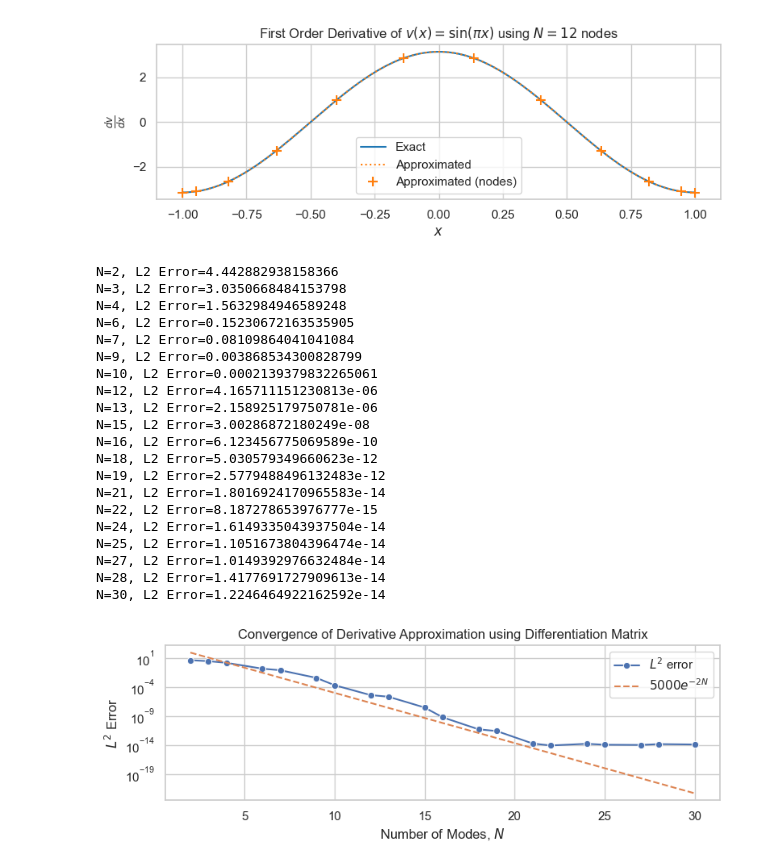
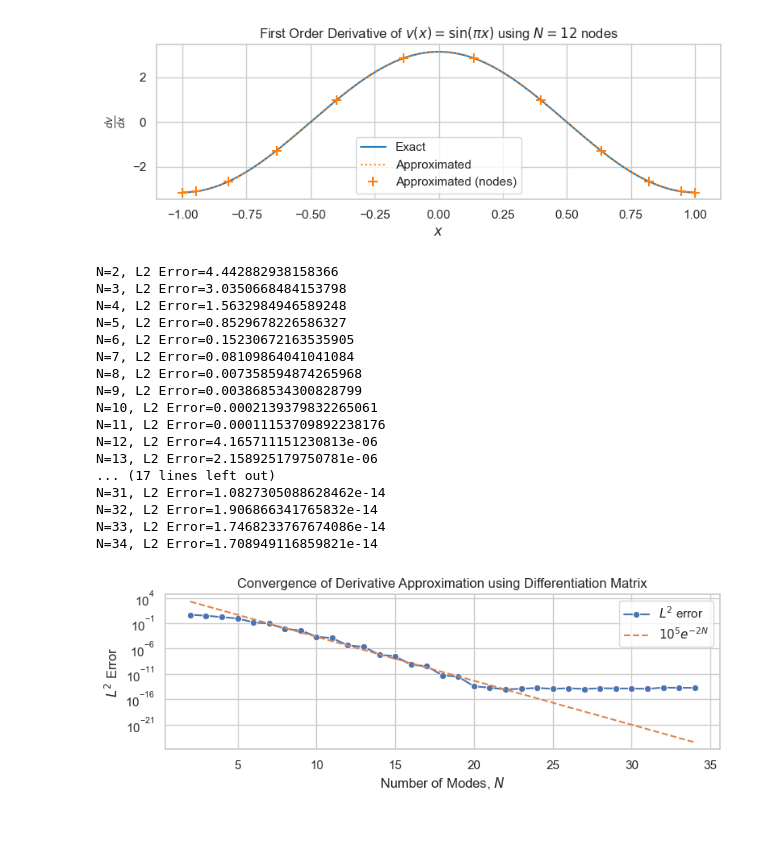
Before and after one commit to JeppeKlitgaard/02689-Advanced-Numerical-Methods, a Jupyter notebook: assignment_1/jk_2_polynomial.ipynb, the cells around one changed output. Cells and saved outputs as stored; diff of their text form; code cells hidden in the pictures; blank space fills up the shorter version.

Commit message:
feat: better convergence line

```diff
--- a/assignment_1/jk_2_polynomial.ipynb
+++ b/assignment_1/jk_2_polynomial.ipynb
@@ -638,7 +638,7 @@ plt.savefig("report/output/2k_grad_v.png", dpi=600, bbox_inches="tight")
 # %% [output]
 [figure]
 # %%
-Ns = np.linspace(2, 30, 20, dtype=int)
+Ns = np.arange(2, 35, dtype=int)
 convergence_data = []
 for N_nodes in Ns:
     P_nodes = N_nodes - 1
@@ -680,44 +680,41 @@ for N_nodes in Ns:
 
 df = pd.DataFrame(convergence_data)
 plt.figure(figsize=(8, 3))
 sns.lineplot(
     data=df, x="N_nodes", y="error_l2", marker="o", label="$L^2$ error"
 )
 plt.plot(
-    Ns, 5000* np.exp(-2 * Ns),
-    label="$5000e^{-2N}$",
+    Ns, 100_000* np.exp(-2 * Ns),
+    label="$10^5 e^{-2N}$",
     ls="--",
 )
 plt.semilogy()
 plt.xlabel("Number of Modes, $N$")
 plt.ylabel("$L^2$ Error")
 plt.title("Convergence of Derivative Approximation using Differentiation Matrix")
 plt.legend()
 plt.tight_layout()
 
 plt.savefig("report/output/2k_convergence.png", dpi=600, bbox_inches="tight")
 # plt.plot(x_nodes, dv_approx_nodal, "o", label="Approx derivative", markersize=8)
 # plt.plot(x_nodes, dv_exact_nodal, "x", label="Exact derivative", markersize=8)
 # plt.legend()
 # %% [output]
 N=2, L2 Error=4.442882938158366
 N=3, L2 Error=3.0350668484153798
 N=4, L2 Error=1.5632984946589248
+N=5, L2 Error=0.8529678226586327
 N=6, L2 Error=0.15230672163535905
 N=7, L2 Error=0.08109864041041084
+N=8, L2 Error=0.007358594874265968
 N=9, L2 Error=0.003868534300828799
 N=10, L2 Error=0.0002139379832265061
+N=11, L2 Error=0.00011153709892238176
 N=12, L2 Error=4.165711151230813e-06
 N=13, L2 Error=2.158925179750781e-06
-N=15, L2 Error=3.00286872180249e-08
-N=16, L2 Error=6.123456775069589e-10
-N=18, L2 Error=5.030579349660623e-12
-N=19, L2 Error=2.5779488496132483e-12
-N=21, L2 Error=1.8016924170965583e-14
-N=22, L2 Error=8.187278653976777e-15
-N=24, L2 Error=1.6149335043937504e-14
-N=25, L2 Error=1.1051673804396474e-14
-N=27, L2 Error=1.0149392976632484e-14
-N=28, L2 Error=1.4177691727909613e-14
-N=30, L2 Error=1.2246464922162592e-14
+... (17 lines left out)
+N=31, L2 Error=1.0827305088628462e-14
+N=32, L2 Error=1.906866341765832e-14
+N=33, L2 Error=1.7468233767674086e-14
+N=34, L2 Error=1.708949116859821e-14
-[figure, old version]
+[figure, new version]
```
Also changed, not shown: 1 other file.
